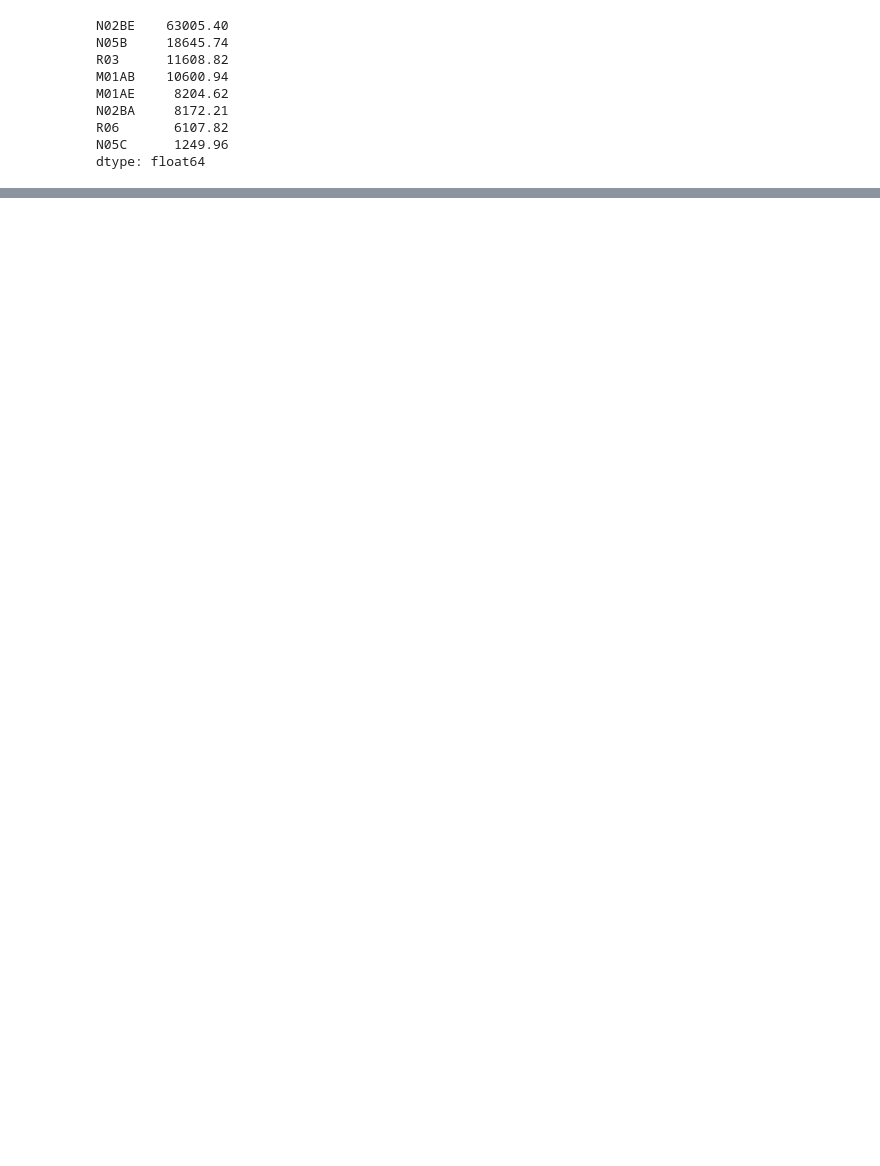
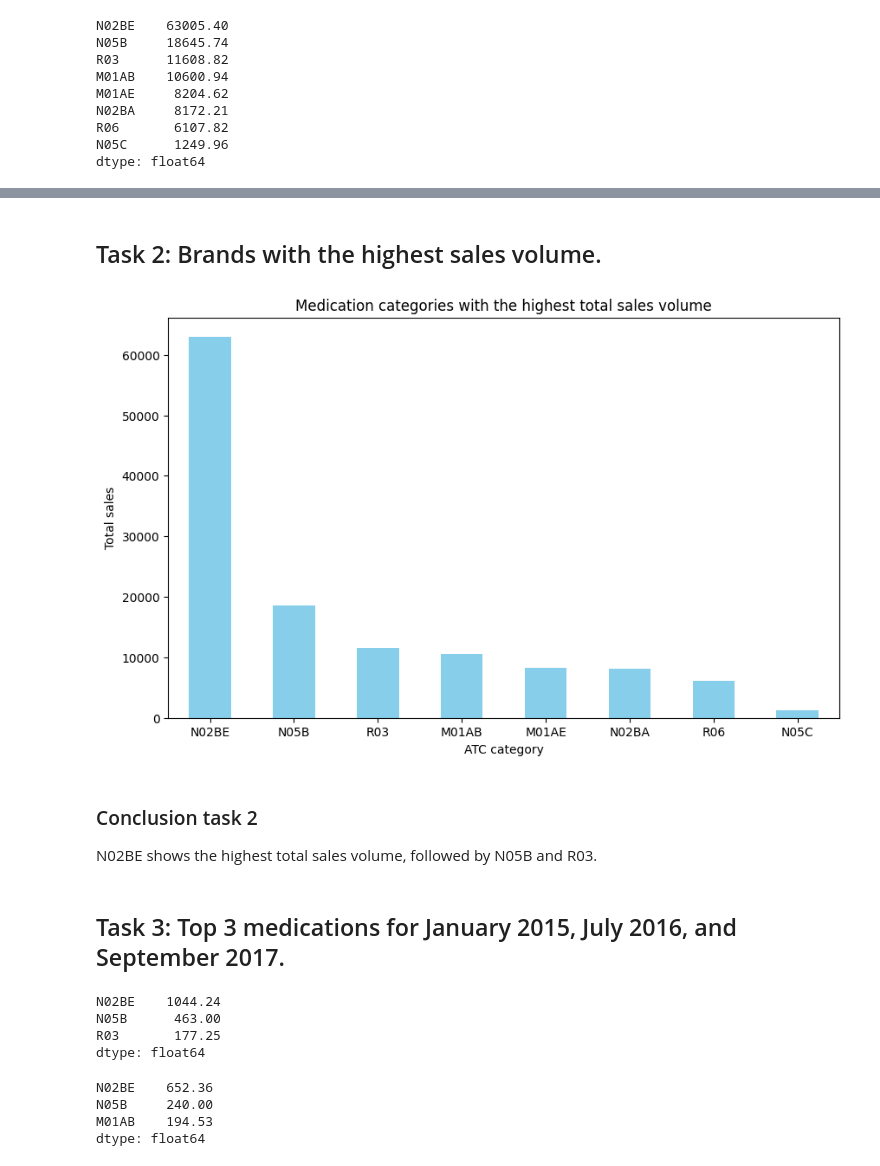
Before and after one commit to Lreport/Pharma-DataAnaly-Test, a Jupyter notebook: pharma_analysis.ipynb, the cells around one changed output, grey strips where cells are left out. Cells and saved outputs as stored; diff of their text form; code cells hidden in the pictures; blank space fills up the shorter version.

```diff
--- a/pharma_analysis.ipynb
+++ b/pharma_analysis.ipynb
@@ -91 +109,40 @@ dtype: float64
 N02BE has the highest total sales volume, followed by N05B and R03.
+# %% [markdown]
+## Task 2: Brands with the highest sales volume.
+# %%
+total_sales.plot(
+    kind = 'bar',
+    figsize = (10,6),
+    color = 'skyblue'
+)
+
+plt.title('Medication categories with the highest total sales volume')
+plt.xlabel('ATC category')
+plt.ylabel('Total sales')
+plt.xticks(rotation=0)
+plt.show()
+# %% [output]
+[figure, added]
+# %% [markdown]
+### Conclusion task 2
+N02BE shows the highest total sales volume, followed by N05B and R03.
+# %% [markdown]
+## Task 3: Top 3 medications for January 2015, July 2016, and September 2017.
+# %%
+jan_2015 = df[(df['Year'] == 2015) & (df['Month'] == 1)]
+jan_2015_top3 = jan_2015[atc_columns].sum().round(2).sort_values(ascending=False).head(3)
+jan_2015_top3
+# %% [output]
+N02BE    1044.24
+N05B      463.00
+R03       177.25
+dtype: float64
+# %%
+jul_2016 = df[(df['Year'] == 2016) & (df['Month'] == 7)]
+jul_2016_top3 = jul_2016[atc_columns].sum().round(2).sort_values(ascending=False).head(3)
+jul_2016_top3
+# %% [output]
+N02BE    652.36
+N05B     240.00
+M01AB    194.53
+dtype: float64
```
Also changed, not shown: parts of 12 cells of this notebook.
